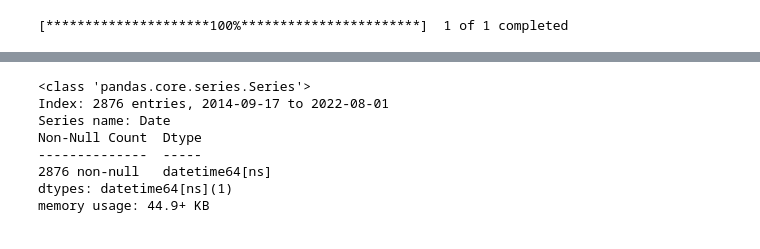
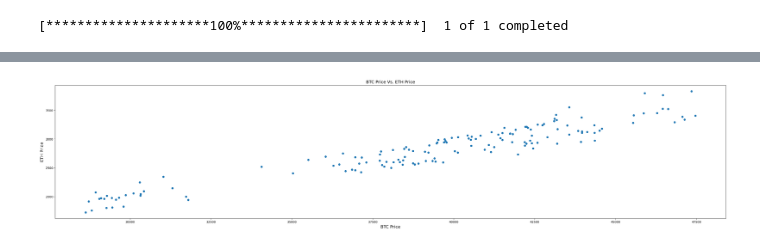
Before and after one commit to kinchev/PYTHON, a Jupyter notebook: ONLINE_COURSE/Quantra/training.ipynb, the cells around one changed output, grey strips where cells are left out. Cells and saved outputs as stored; diff of their text form; code cells hidden in the pictures.

```diff
--- a/ONLINE_COURSE/Quantra/training.ipynb
+++ b/ONLINE_COURSE/Quantra/training.ipynb
@@ -18,2 +13,3 @@ data.head()
 # %%
 btc=pd.read_csv("BTC-USD.csv",index_col=0)
+eth=pd.read_csv("ETH-USD.csv",index_col=0)
@@ -30,13 +16,3 @@ btc.head()
-# %%
-btc['Date']=pd.to_datetime(btc['Date'])
-# %%
-btc['Date'].info()
-# %% [output]
-<class 'pandas.core.series.Series'>
-Index: 2876 entries, 2014-09-17 to 2022-08-01
-Series name: Date
-Non-Null Count  Dtype
---------------  -----
-2876 non-null   datetime64[ns]
-dtypes: datetime64[ns](1)
-memory usage: 44.9+ KB
+# %%
+btc=btc.loc["2022-01-02":"2022-06-01"]
+eth=eth.loc["2022-01-02":"2022-06-01"]
@@ -42,0 +30,10 @@ memory usage: 44.9+ KB
+# %%
+plt.figure(figsize=(40,8))
+plt.scatter(btc['Close'],eth['Close'])
+
+plt.title('BTC Price Vs. ETH Price',fontsize=14)
+plt.xlabel('BTC Price',fontsize=14)
+plt.ylabel('ETH Price',fontsize=14)
+plt.show()
+# %% [output]
+[figure, added]
```
Also changed, not shown: parts of 5 cells of this notebook, 10 other files.
